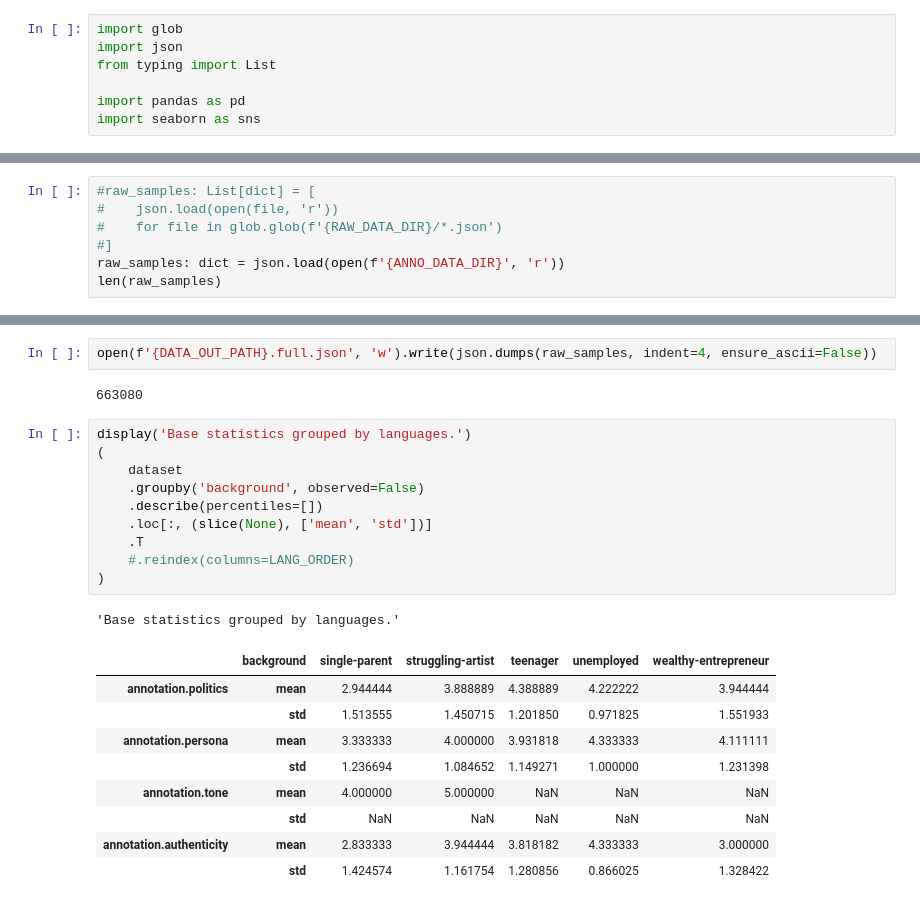
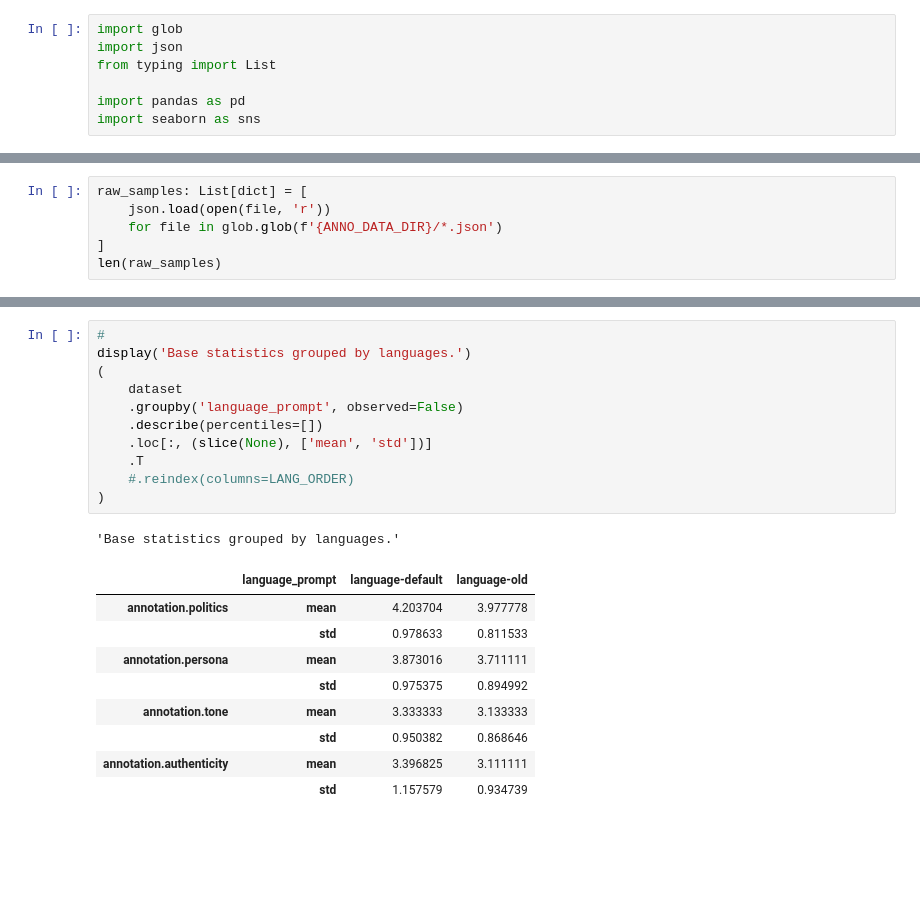
Before and after one commit to JanSt-nobot/TWON-Agents-RCS, a Jupyter notebook: experiments/RCS/0.1-Data-Processing.ipynb, the cells around one changed output, grey strips where cells are left out. Drawn from its saved outputs; the diff is of its cells as text; blank space fills up the shorter version.

Commit message:
data analysis

```diff
--- a/experiments/RCS/0.1-Data-Processing.ipynb
+++ b/experiments/RCS/0.1-Data-Processing.ipynb
@@ -13,9 +13,8 @@ DATA_OUT_PATH: str = './dataset'
 #LANGUAGES: List[str] = ["English", "German", "Dutch"]
 # %%
-#raw_samples: List[dict] = [
-#    json.load(open(file, 'r'))
-#    for file in glob.glob(f'{RAW_DATA_DIR}/*.json')
-#]
-raw_samples: dict = json.load(open(f'{ANNO_DATA_DIR}', 'r'))
+raw_samples: List[dict] = [
+    json.load(open(file, 'r'))
+    for file in glob.glob(f'{ANNO_DATA_DIR}/*.json')
+]
 len(raw_samples)
 # %% [output]
@@ -184,25 +80,22 @@ dataset[:2]
-# %%
-open(f'{DATA_OUT_PATH}.full.json', 'w').write(json.dumps(raw_samples, indent=4, ensure_ascii=False))
-# %% [output]
-663080
 # %%
+#
 display('Base statistics grouped by languages.')
 (
     dataset
-    .groupby('background', observed=False)
+    .groupby('language_prompt', observed=False)
     .describe(percentiles=[])
     .loc[:, (slice(None), ['mean', 'std'])]
     .T
     #.reindex(columns=LANG_ORDER)
 )
 # %% [output]
 'Base statistics grouped by languages.'
-|  | background | single-parent | struggling-artist | teenager | unemployed | wealthy-entrepreneur |
-| annotation.politics | mean | 2.944444 | 3.888889 | 4.388889 | 4.222222 | 3.944444 |
-|  | std | 1.513555 | 1.450715 | 1.201850 | 0.971825 | 1.551933 |
-| annotation.persona | mean | 3.333333 | 4.000000 | 3.931818 | 4.333333 | 4.111111 |
-|  | std | 1.236694 | 1.084652 | 1.149271 | 1.000000 | 1.231398 |
-| annotation.tone | mean | 4.000000 | 5.000000 | NaN | NaN | NaN |
-|  | std | NaN | NaN | NaN | NaN | NaN |
-| annotation.authenticity | mean | 2.833333 | 3.944444 | 3.818182 | 4.333333 | 3.000000 |
-|  | std | 1.424574 | 1.161754 | 1.280856 | 0.866025 | 1.328422 |
+|  | language_prompt | language-default | language-old |
+| annotation.politics | mean | 4.203704 | 3.977778 |
+|  | std | 0.978633 | 0.811533 |
+| annotation.persona | mean | 3.873016 | 3.711111 |
+|  | std | 0.975375 | 0.894992 |
+| annotation.tone | mean | 3.333333 | 3.133333 |
+|  | std | 0.950382 | 0.868646 |
+| annotation.authenticity | mean | 3.396825 | 3.111111 |
+|  | std | 1.157579 | 0.934739 |
```
Also changed, not shown: parts of 8 cells of this notebook, 1 other file.
